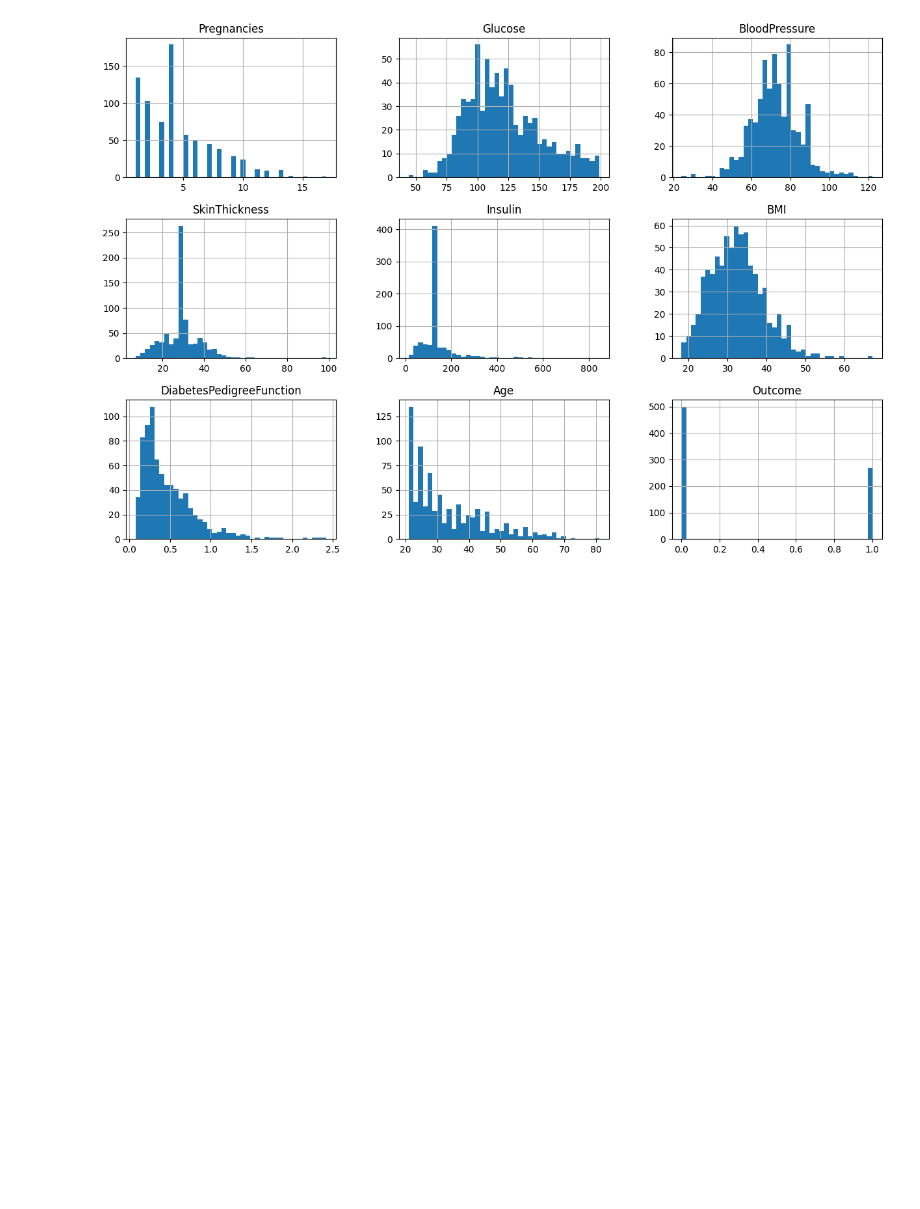
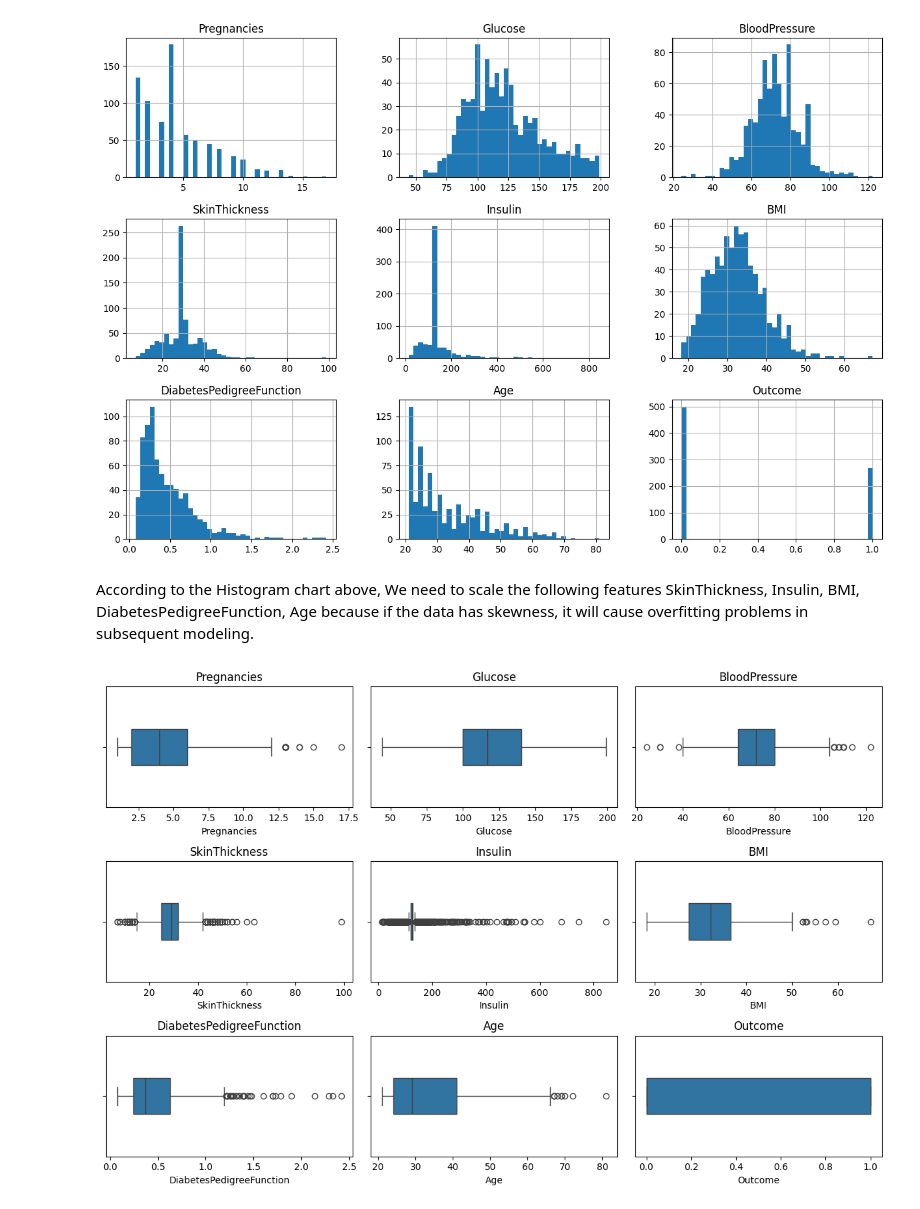
Before and after one commit to MinnieShih/Deep_Learning_assignment, a Jupyter notebook: Assignment1_Predict_diabetes_using_Perceptron.ipynb, the cells around one changed output. Saved outputs shown, nothing was run; the diff lists cells and outputs as text; code cells hidden in the pictures; blank space fills up the shorter version.

```diff
--- a/Assignment1_Predict_diabetes_using_Perceptron.ipynb
+++ b/Assignment1_Predict_diabetes_using_Perceptron.ipynb
@@ -150,0 +159,19 @@ scaled_df = scale.fit_transform(X)
+# %% [markdown]
+According to the Histogram chart above, We need to scale the following features SkinThickness, Insulin, BMI, DiabetesPedigreeFunction, Age because if the data has skewness, it will cause overfitting problems in subsequent modeling.
+# %%
+import warnings
+import matplotlib.pyplot as plt
+import seaborn as sns
+
+warnings.filterwarnings("ignore", category=FutureWarning)
+
+features = df.select_dtypes(exclude="object").columns
+plt.figure(figsize=(12, 8))
+
+for i, col in enumerate(features, 1):
+    plt.subplot(3, 3, i)
+    sns.boxplot(x=df[col], width = 0.3)
+    plt.title(col, loc='center')
+plt.tight_layout()
+# %% [output]
+[figure, added]
```
Also changed, not shown: parts of 29 cells of this notebook.
